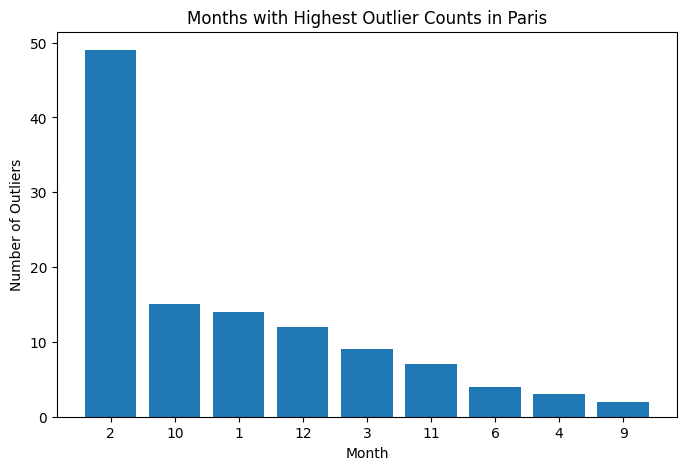
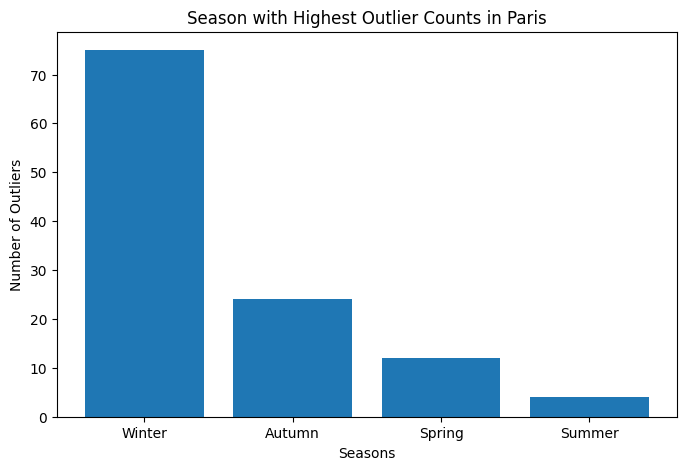
The notebook cell's code change between the first figure and the second:
--- before
+++ after
@@ -1,13 +1,10 @@
-outlier_rows["Date"] = pd.to_datetime(outlier_rows["Date"])
-
-monthly_outliers = outlier_rows["Date"].dt.month.value_counts().sort_values(ascending=False)
+season_outliers = outlier_rows["Season"].value_counts().sort_values(ascending=False)
 
 plt.figure(figsize=(8,5))
-plt.bar(monthly_outliers.index.astype(str),
-        monthly_outliers.values)
+plt.bar(season_outliers.index.astype(str), season_outliers.values)
 
-plt.xlabel("Month")
+plt.xlabel("Seasons")
 plt.ylabel("Number of Outliers")
-plt.title("Months with Highest Outlier Counts in Paris")
+plt.title("Season with Highest Outlier Counts in Paris")
 
 plt.show()

Commit: Add outlier visualizations and insights for all cities